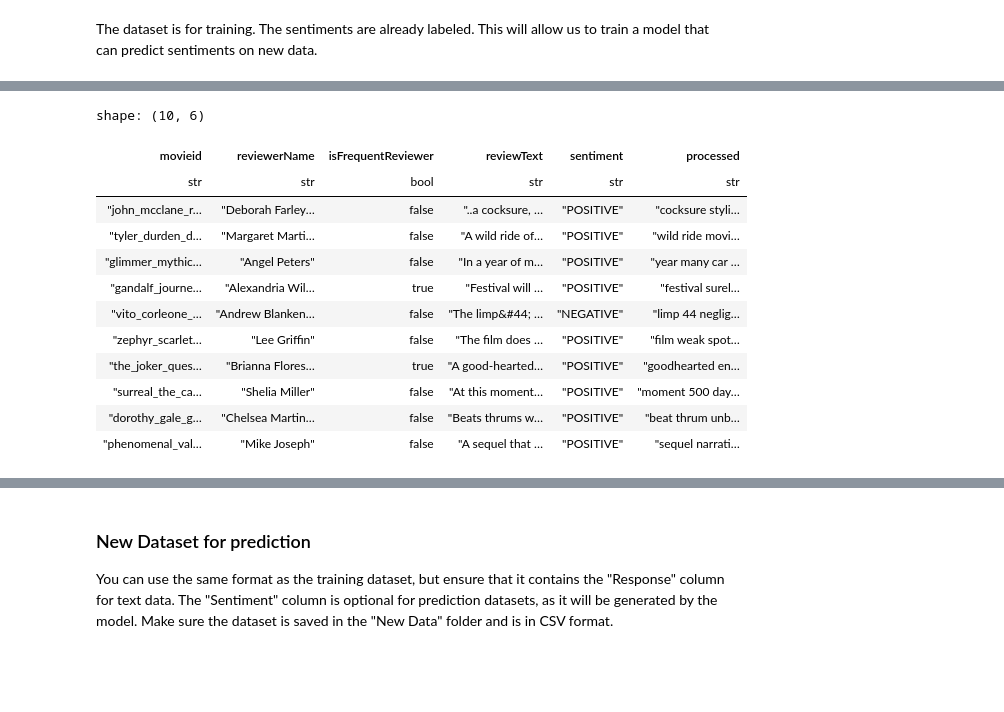
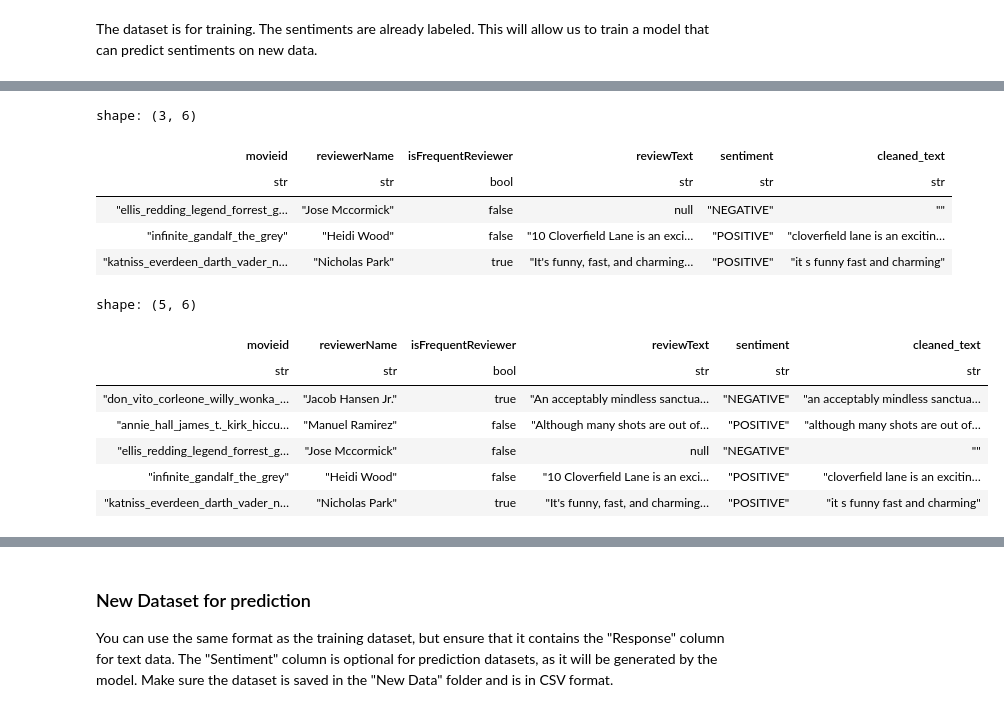
Before and after one commit to AlabhyaMe/quick_sentiments, a Jupyter notebook: DEMO sentiment prediction.ipynb, the cells around one changed output, grey strips where cells are left out. Drawn from its saved outputs; the diff is of its cells as text; code cells hidden in the pictures; blank space fills up the shorter version.

```diff
--- a/DEMO sentiment prediction.ipynb
+++ b/DEMO sentiment prediction.ipynb
@@ -102,26 +103,28 @@ year many car movie one best living life fearless
+# %%
+pre_process(df_train[2:5], text_column=response_column, new_column_name="cleaned_text")
+# %% [output]
+shape: (3, 6)
+| movieid | reviewerName | isFrequentReviewer | reviewText | sentiment | cleaned_text |
+| str | str | bool | str | str | str |
+| "ellis_redding_legend_forrest_g… | "Jose Mccormick" | false | null | "NEGATIVE" | "" |
+| "infinite_gandalf_the_grey" | "Heidi Wood" | false | "10 Cloverfield Lane is an exci… | "POSITIVE" | "cloverfield lane is an excitin… |
+| "katniss_everdeen_darth_vader_n… | "Nicholas Park" | true | "It's funny, fast, and charming… | "POSITIVE" | "it s funny fast and charming" |
 # %%
 # make changes as necessary
 # inside the map_elements, add  the parameters [pre_process(x, parameters_to_be_added)] and set it True/False if it differs from the defualt value
 # check the tools/preprocess.py file for the parameters and their default values
 # some of the parameters are remove_brackets, remove_stopwords, remove_punctuation, remove_numbers, remove_emojis, remove_urls, remove_html_tags, lemmatize, stem, lowercase
-df_train = df_train.with_columns(
-    pl.col(response_column).map_elements(lambda x: pre_process(x, remove_brackets=True)).alias("processed")  #add inside the map_elements
-)
-df_train.head(10)
+df_train = pre_process(df_train, text_column=response_column, new_column_name="cleaned_text")
+df_train.head()
 # %% [output]
-shape: (10, 6)
+shape: (5, 6)
-| movieid | reviewerName | isFrequentReviewer | reviewText | sentiment | processed |
+| movieid | reviewerName | isFrequentReviewer | reviewText | sentiment | cleaned_text |
 | str | str | bool | str | str | str |
-| "john_mcclane_r… | "Deborah Farley… | false | "..a cocksure, … | "POSITIVE" | "cocksure styli… |
-| "tyler_durden_d… | "Margaret Marti… | false | "A wild ride of… | "POSITIVE" | "wild ride movi… |
-| "glimmer_mythic… | "Angel Peters" | false | "In a year of m… | "POSITIVE" | "year many car … |
-| "gandalf_journe… | "Alexandria Wil… | true | "Festival will … | "POSITIVE" | "festival surel… |
-| "vito_corleone_… | "Andrew Blanken… | false | "The limp&#44; … | "NEGATIVE" | "limp 44 neglig… |
-| "zephyr_scarlet… | "Lee Griffin" | false | "The film does … | "POSITIVE" | "film weak spot… |
-| "the_joker_ques… | "Brianna Flores… | true | "A good-hearted… | "POSITIVE" | "goodhearted en… |
-| "surreal_the_ca… | "Shelia Miller" | false | "At this moment… | "POSITIVE" | "moment 500 day… |
-| "dorothy_gale_g… | "Chelsea Martin… | false | "Beats thrums w… | "POSITIVE" | "beat thrum unb… |
-| "phenomenal_val… | "Mike Joseph" | false | "A sequel that … | "POSITIVE" | "sequel narrati… |
+| "don_vito_corleone_willy_wonka_… | "Jacob Hansen Jr." | true | "An acceptably mindless sanctua… | "NEGATIVE" | "an acceptably mindless sanctua… |
+| "annie_hall_james_t._kirk_hiccu… | "Manuel Ramirez" | false | "Although many shots are out of… | "POSITIVE" | "although many shots are out of… |
+| "ellis_redding_legend_forrest_g… | "Jose Mccormick" | false | null | "NEGATIVE" | "" |
+| "infinite_gandalf_the_grey" | "Heidi Wood" | false | "10 Cloverfield Lane is an exci… | "POSITIVE" | "cloverfield lane is an excitin… |
+| "katniss_everdeen_darth_vader_n… | "Nicholas Park" | true | "It's funny, fast, and charming… | "POSITIVE" | "it s funny fast and charming" |
 # %%
 #### in this template, there are four text representation / vectorizer methods available
 #### in the function run_pipeline (in python cell below), we shall make use of this, write the words inside [ ] for the methods you want to use
```
Also changed, not shown: parts of 10 cells of this notebook, 8 other files.
